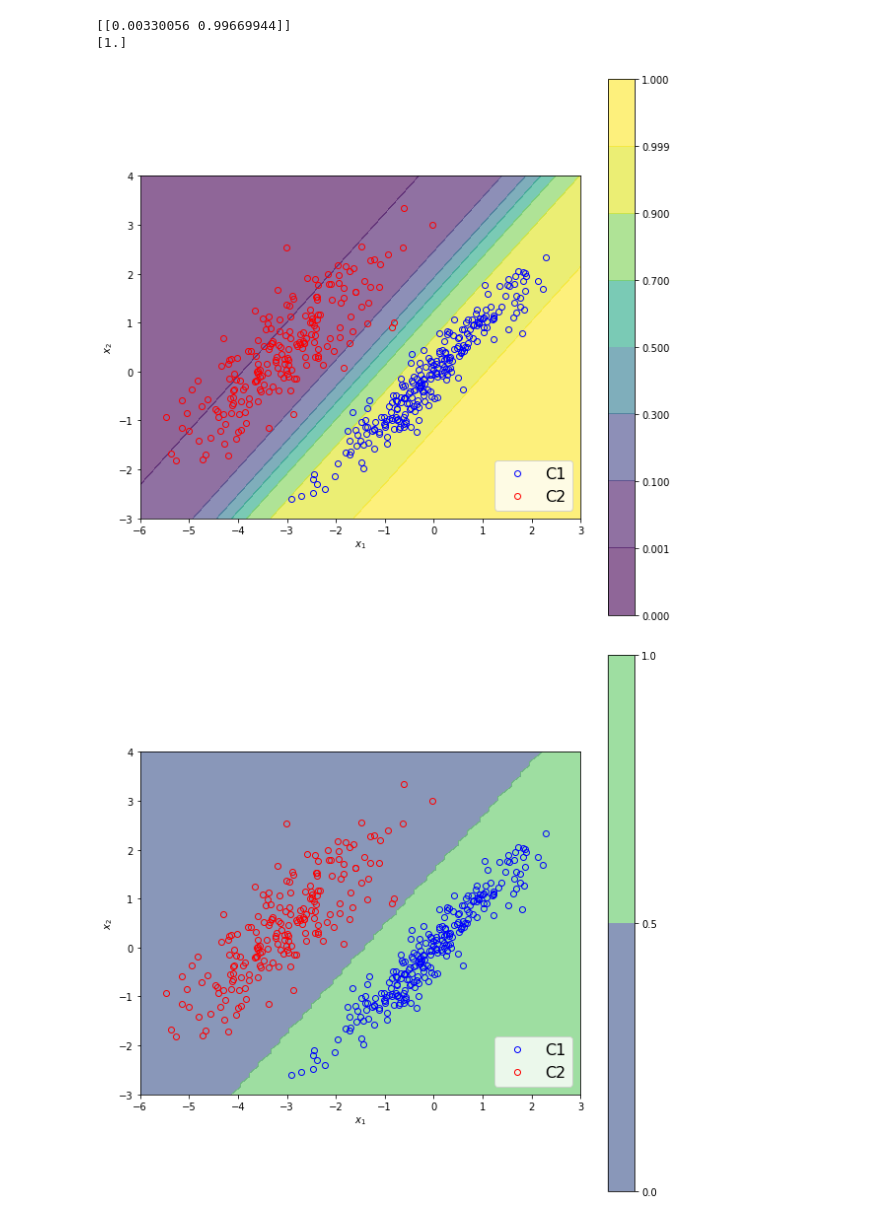
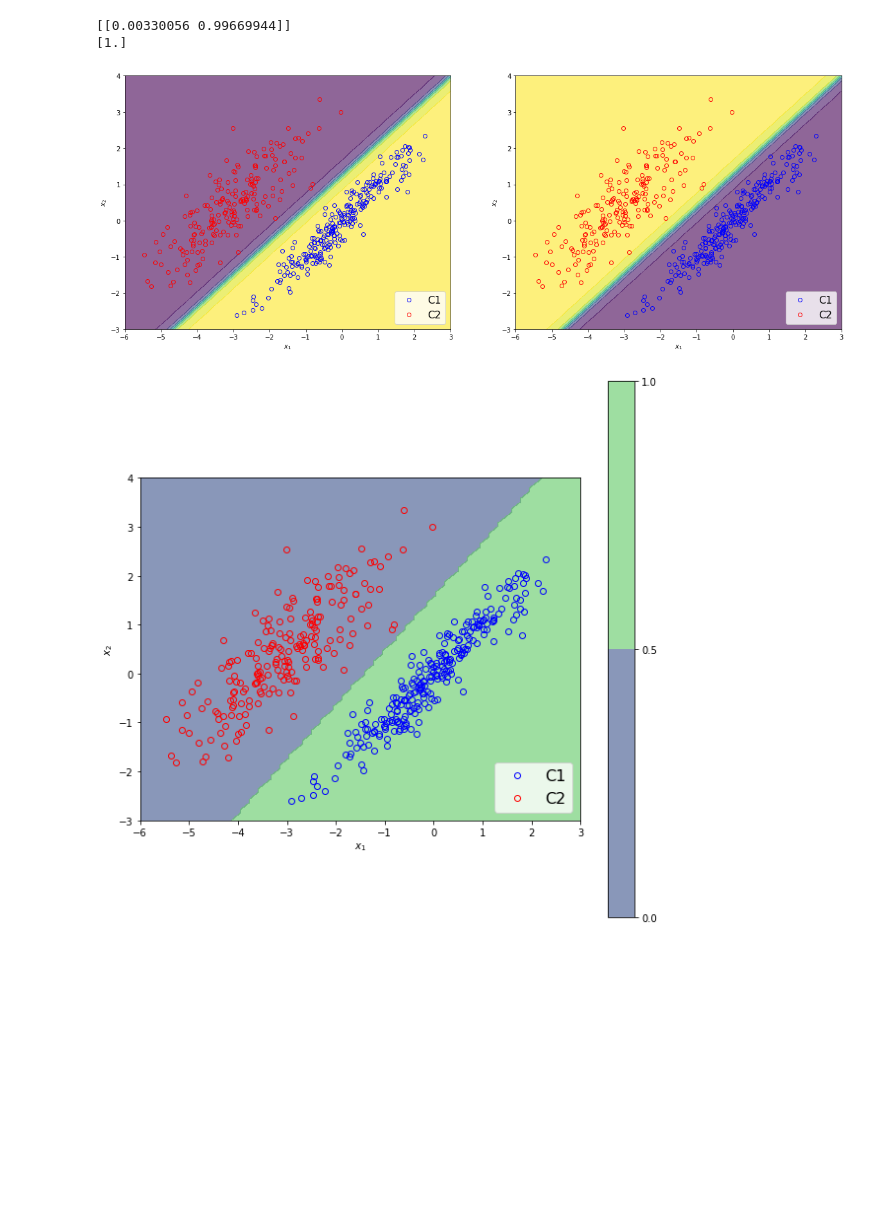
Before and after one commit to naikymen/ML_UNSAM, a Jupyter notebook: 08p_RegresionLogistica.ipynb, the cells around one changed output. Cells and saved outputs as stored; diff of their text form; code cells hidden in the pictures; blank space fills up the shorter version.

```diff
--- a/08p_RegresionLogistica.ipynb
+++ b/08p_RegresionLogistica.ipynb
@@ -333,7 +363,7 @@ x()
 Funciona perfecto! Veamos la implementación en `sklearn`:
 # %%
 from sklearn.linear_model import LogisticRegression
-lr=LogisticRegression(penalty='none',fit_intercept=False)
+lr=LogisticRegression(penalty='none',fit_intercept=False,tol=0.00000000001)
 lr.fit(Phi,t.ravel())
 # %% [output]
 LogisticRegression(C=1.0, class_weight=None, dual=False, fit_intercept=False,
@@ -348,8 +412,9 @@ array([[ 30.52862358,  22.17520548, -24.14136318]])
 # %% [markdown]
 Dado que podemos, de ahora en mas vamos a usar por defecto la penalización `l2`
 # %%
-lr=LogisticRegression(penalty='l2',fit_intercept=False)
+lr=LogisticRegression(penalty='l2',fit_intercept=False,C=1.0)
 lr.fit(Phi,t.ravel())
 print(lr.coef_)
+print(accuracy_score(t.ravel(),lr.predict(Phi)))
 # %% [output]
 [[ 3.94212356  2.77424688 -2.50078979]]
@@ -364,25 +430,38 @@ print(lr.predict(Phi[0].reshape(1,-1)))
 # %%
 x1=np.linspace(-6.0,3.0,100)
 x2=np.linspace(-3.0,4.0,100)
 X1toplot,X2toplot=np.meshgrid(x1,x2)
 #plt.xlim(0.0,0.2)
 #plt.ylim(0.0,0.2)
-Z=(np.asarray([lr.predict_proba(np.asarray([1.0,el[0],el[1]]).reshape(1,-1))[0,1] for el in np.c_[X1toplot.ravel(), X2toplot.ravel()]])).reshape(X1toplot.shape)
+Z1=(np.asarray([lr.predict_proba(np.asarray([1.0,el[0],el[1]]).reshape(1,-1))[0,1] for el in np.c_[X1toplot.ravel(), X2toplot.ravel()]])).reshape(X1toplot.shape)
 0
-fig = plt.figure(figsize=(10, 10))
-ax = fig.add_subplot(111)
+Z2=(np.asarray([lr.predict_proba(np.asarray([1.0,el[0],el[1]]).reshape(1,-1))[0,0] for el in np.c_[X1toplot.ravel(), X2toplot.ravel()]])).reshape(X1toplot.shape)
+0
+fig = plt.figure(figsize=(20, 10))
+ax = fig.add_subplot(121)
 
 ax.plot(*xc1, 'ob', mfc='None', label='C1')
 ax.plot(*xc2, 'or', mfc='None', label='C2')
-contour = ax.contourf(X1toplot,X2toplot,Z,levels=[0.0,0.001,0.1,0.3,0.5,0.7,0.9,0.999,1.0],alpha=0.6)
-plt.colorbar(contour,ax=ax)
+contour = ax.contourf(X1toplot,X2toplot,Z1,levels=[0.0,0.001,0.1,0.3,0.5,0.7,0.9,0.999,1.0],alpha=0.6)
+#plt.colorbar(contour,ax=ax)
 
 ax.set_xlabel('$x_1$')
 ax.set_ylabel('$x_2$')
 ax.legend(loc='lower right', fontsize=16)
 ax.set_aspect('equal')
+ax = fig.add_subplot(122)
+
+ax.plot(*xc1, 'ob', mfc='None', label='C1')
+ax.plot(*xc2, 'or', mfc='None', label='C2')
+contour = ax.contourf(X1toplot,X2toplot,Z2,levels=[0.0,0.001,0.1,0.3,0.5,0.7,0.9,0.999,1.0],alpha=0.6)
+#plt.colorbar(contour,ax=ax)
+
+ax.set_xlabel('$x_1$')
+ax.set_ylabel('$x_2$')
+ax.legend(loc='lower right', fontsize=16)
+ax.set_aspect('equal')
 # %% [output]
-[figure, old version]
+[figure, new version]
 # %%
 x1=np.linspace(-6.0,3.0,100)
 x2=np.linspace(-3.0,4.0,100)
```
Also changed, not shown: parts of 19 cells of this notebook.
